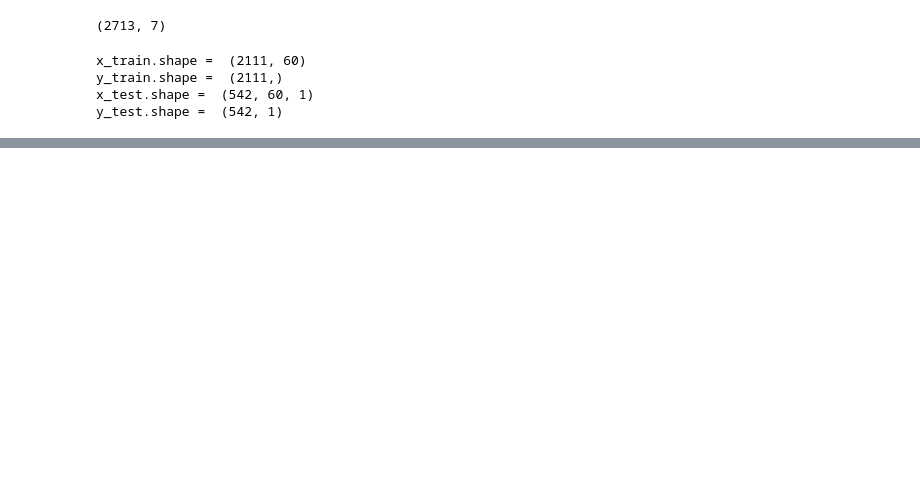
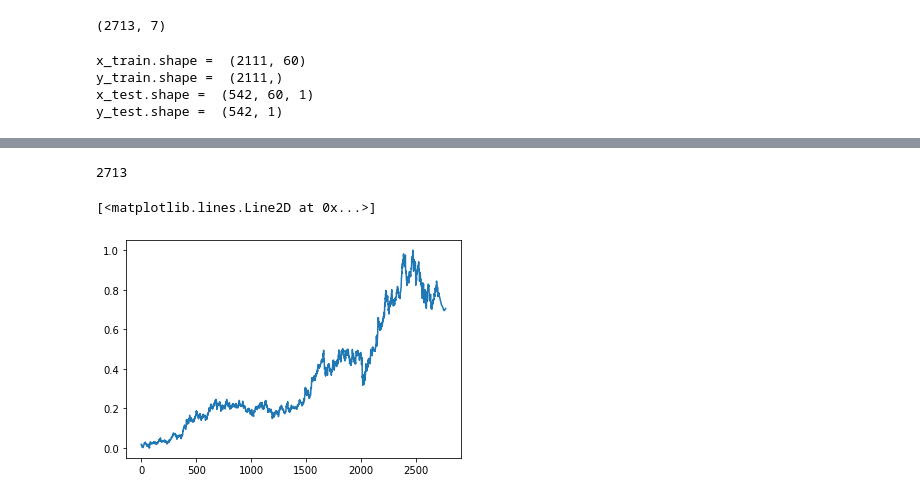
Before and after one commit to abdullah5282/BiLSTM-in-Stock-Prediction, a Jupyter notebook: BILSTM_in_Stock_prediction.ipynb, the cells around one changed output, grey strips where cells are left out. Saved outputs shown, nothing was run; the diff lists cells and outputs as text; code cells hidden in the pictures; blank space fills up the shorter version.

```diff
--- a/BILSTM_in_Stock_prediction.ipynb
+++ b/BILSTM_in_Stock_prediction.ipynb
@@ -267,0 +372,10 @@ plt.show()
+# %%
+len(ds_new)
+# %% [output]
+2713
+# %%
+ds_new.extend(lst_output)
+plt.plot(ds_new)
+# %% [output]
+[<matplotlib.lines.Line2D at 0x...>]
+[figure, added]
```
Also changed, not shown: parts of 28 cells of this notebook.
